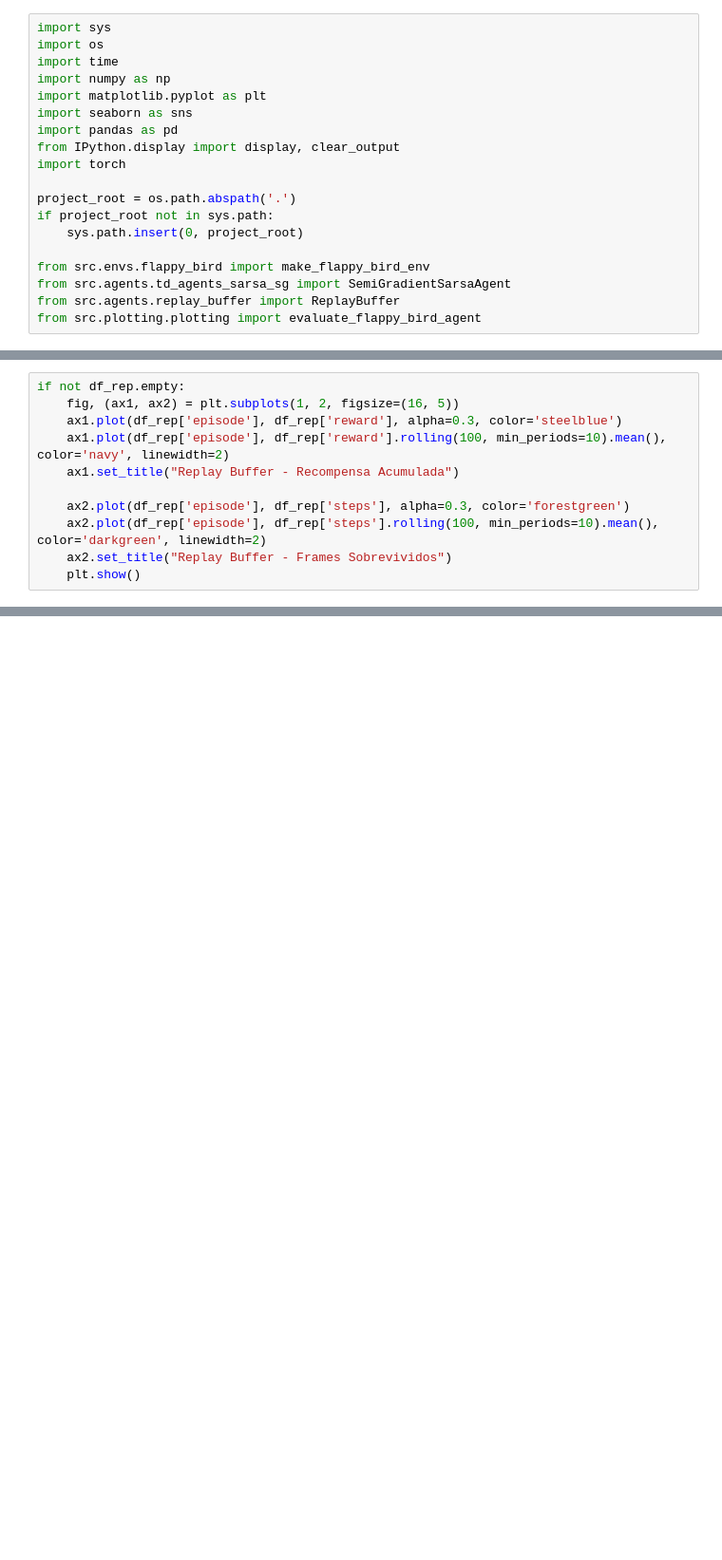
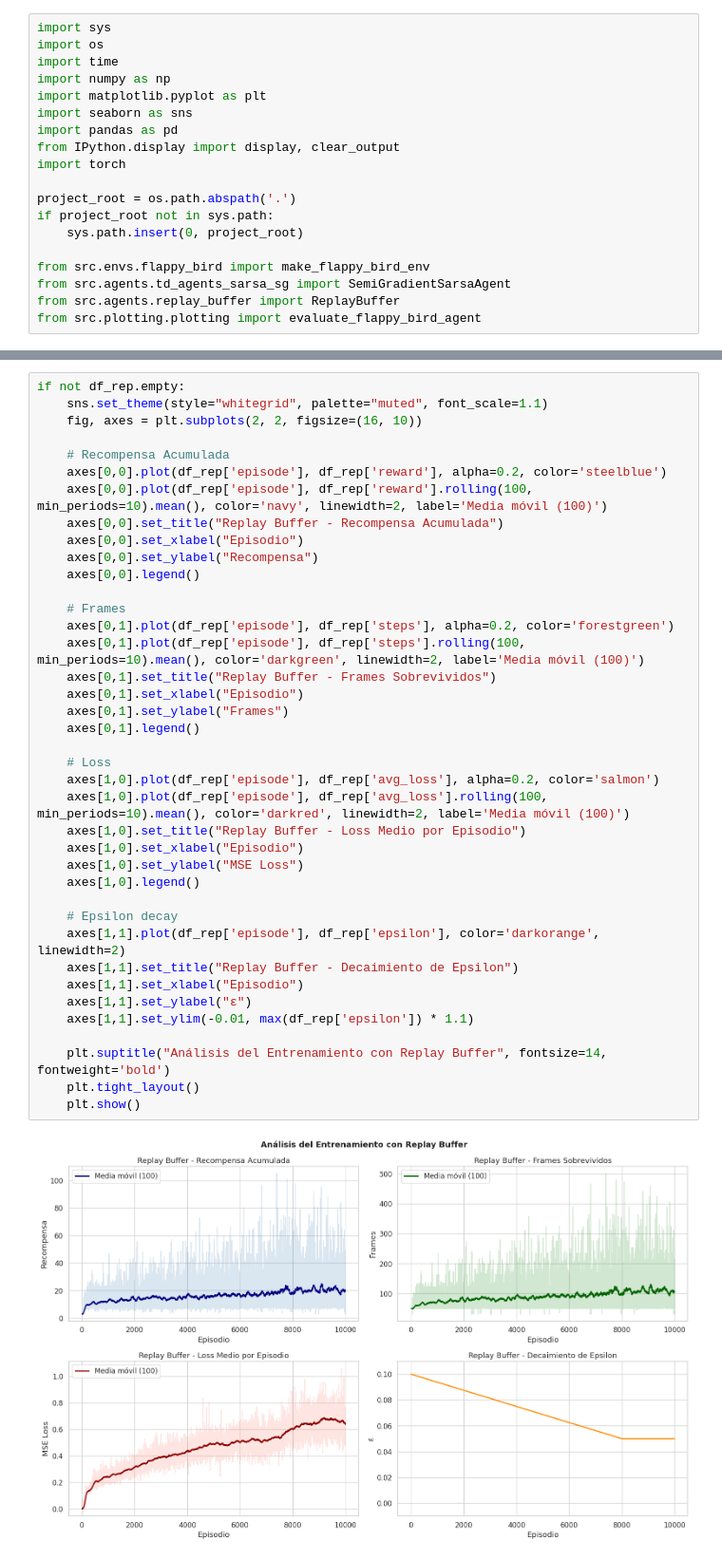
Before and after one commit to rafelsalgueiro/GallegoSalgueiroVera, a Jupyter notebook: Entornos_Complejos/sarsa_semi_gradient.ipynb, the cells around one changed output, grey strips where cells are left out. Shown at 95% size. Drawn from its saved outputs; the diff is of its cells as text; blank space fills up the shorter version.

```diff
--- a/Entornos_Complejos/sarsa_semi_gradient.ipynb
+++ b/Entornos_Complejos/sarsa_semi_gradient.ipynb
@@ -217,11 +332,0 @@ Entrenamiento completado en 863.63 segundos.
-# %%
-if not df_rep.empty:
-    fig, (ax1, ax2) = plt.subplots(1, 2, figsize=(16, 5))
-    ax1.plot(df_rep['episode'], df_rep['reward'], alpha=0.3, color='steelblue')
-    ax1.plot(df_rep['episode'], df_rep['reward'].rolling(100, min_periods=10).mean(), color='navy', linewidth=2)
-    ax1.set_title("Replay Buffer - Recompensa Acumulada")
-
-    ax2.plot(df_rep['episode'], df_rep['steps'], alpha=0.3, color='forestgreen')
-    ax2.plot(df_rep['episode'], df_rep['steps'].rolling(100, min_periods=10).mean(), color='darkgreen', linewidth=2)
-    ax2.set_title("Replay Buffer - Frames Sobrevividos")
-    plt.show()
@@ -231,0 +340,41 @@ if not df_rep.empty:
+# %%
+if not df_rep.empty:
+    sns.set_theme(style="whitegrid", palette="muted", font_scale=1.1)
+    fig, axes = plt.subplots(2, 2, figsize=(16, 10))
+
+    # Recompensa Acumulada
+    axes[0,0].plot(df_rep['episode'], df_rep['reward'], alpha=0.2, color='steelblue')
+    axes[0,0].plot(df_rep['episode'], df_rep['reward'].rolling(100, min_periods=10).mean(), color='navy', linewidth=2, label='Media móvil (100)')
+    axes[0,0].set_title("Replay Buffer - Recompensa Acumulada")
+    axes[0,0].set_xlabel("Episodio")
+    axes[0,0].set_ylabel("Recompensa")
+    axes[0,0].legend()
+
+    # Frames
+    axes[0,1].plot(df_rep['episode'], df_rep['steps'], alpha=0.2, color='forestgreen')
+    axes[0,1].plot(df_rep['episode'], df_rep['steps'].rolling(100, min_periods=10).mean(), color='darkgreen', linewidth=2, label='Media móvil (100)')
+    axes[0,1].set_title("Replay Buffer - Frames Sobrevividos")
+    axes[0,1].set_xlabel("Episodio")
+    axes[0,1].set_ylabel("Frames")
+    axes[0,1].legend()
+
+    # Loss
+    axes[1,0].plot(df_rep['episode'], df_rep['avg_loss'], alpha=0.2, color='salmon')
+    axes[1,0].plot(df_rep['episode'], df_rep['avg_loss'].rolling(100, min_periods=10).mean(), color='darkred', linewidth=2, label='Media móvil (100)')
+    axes[1,0].set_title("Replay Buffer - Loss Medio por Episodio")
+    axes[1,0].set_xlabel("Episodio")
+    axes[1,0].set_ylabel("MSE Loss")
+    axes[1,0].legend()
+
+    # Epsilon decay
+    axes[1,1].plot(df_rep['episode'], df_rep['epsilon'], color='darkorange', linewidth=2)
+    axes[1,1].set_title("Replay Buffer - Decaimiento de Epsilon")
+    axes[1,1].set_xlabel("Episodio")
+    axes[1,1].set_ylabel("ε")
+    axes[1,1].set_ylim(-0.01, max(df_rep['epsilon']) * 1.1)
+
+    plt.suptitle("Análisis del Entrenamiento con Replay Buffer", fontsize=14, fontweight='bold')
+    plt.tight_layout()
+    plt.show()
+# %% [output]
+[figure, added]
```
Also changed, not shown: parts of 31 cells of this notebook, 2 other files.
